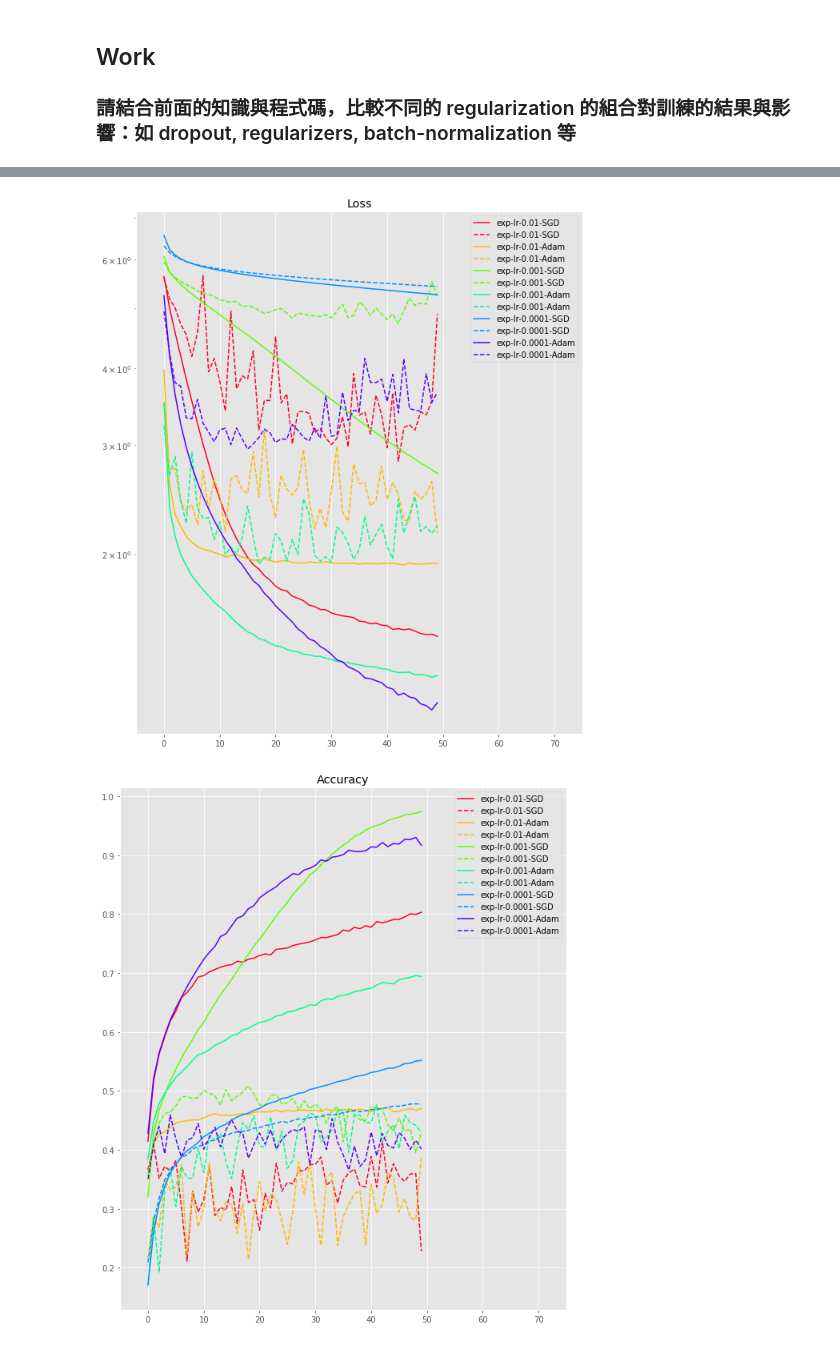
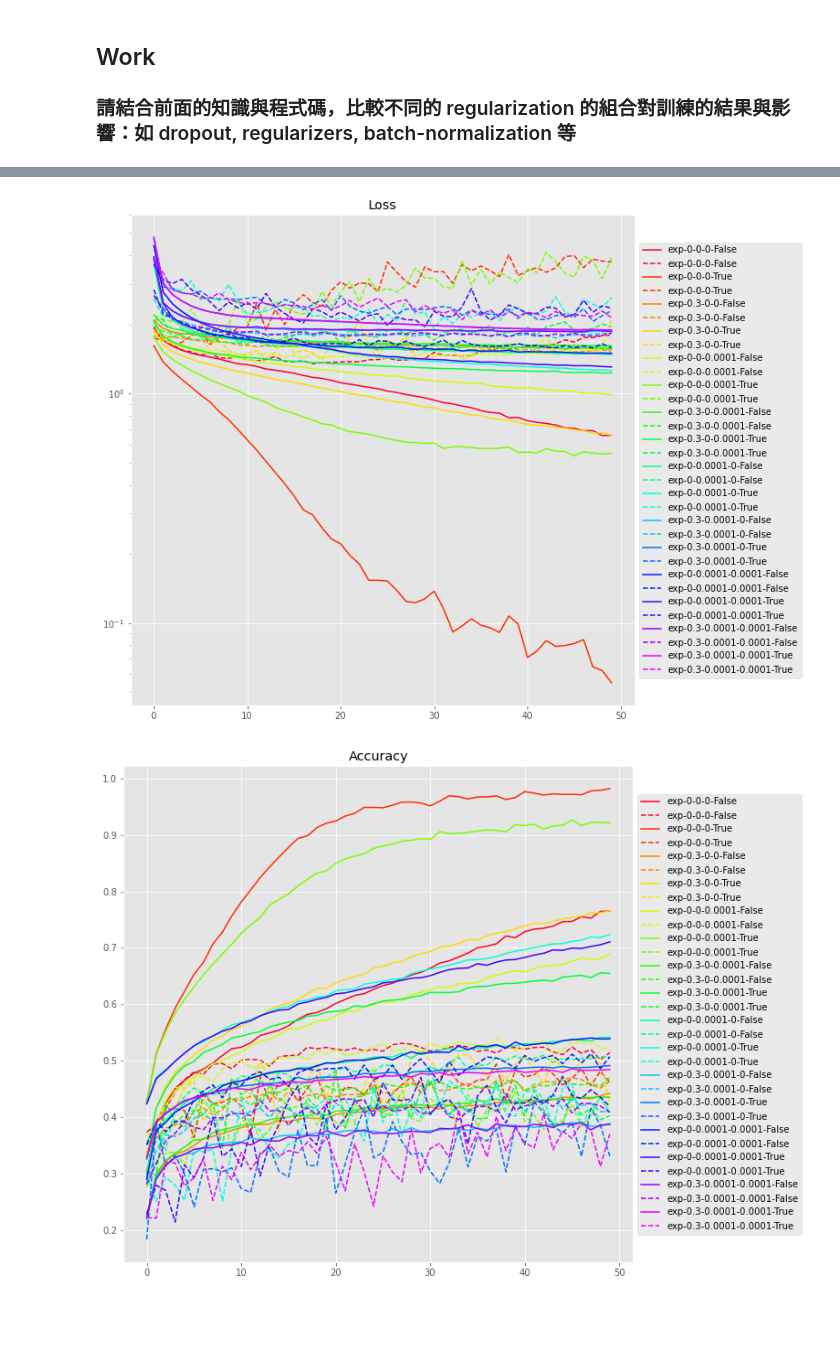
Before and after one commit to Halesu/4th-ML100Days, a Jupyter notebook: homework/Day_084_HW.ipynb, the cells around one changed output, grey strips where cells are left out. Cells and saved outputs as stored; diff of their text form; code cells hidden in the pictures; blank space fills up the shorter version.

```diff
--- a/homework/Day_084_HW.ipynb
+++ b/homework/Day_084_HW.ipynb
@@ -36,7 +41,7 @@ y_test = preproc_y(y_test)
 from keras.layers import BatchNormalization
 from keras.regularizers import l1_l2
 
-def build_mlp(input_shape, output_units=10, num_neurons=[512, 256, 128], l1_ratio=1e-4, l2_ratio=1e-4):
+def build_mlp(input_shape, output_units=10, num_neurons=[512, 256, 128], drop_rate=0.3, l1_ratio=1e-4, l2_ratio=1e-4, bn_use=False):
     """Code Here
     建立你的神經網路
     """
@@ -47,14 +52,18 @@ def build_mlp(input_shape, output_units=10, num_neurons=[512, 256, 128], l1_rati
             x = keras.layers.Dense(units=n_units,
                                    name="hidden_layer"+str(i+1),
                                    kernel_regularizer=l1_l2(l1=l1_ratio, l2=l2_ratio))(input_layer)
-            x = BatchNormalization()(x)
+            if bn_use:
+                x = BatchNormalization()(x)
             x = keras.layers.Activation("relu")(x)
+            x = keras.layers.Dropout(drop_rate)(x)
         else:
             x = keras.layers.Dense(units=n_units,
                                    name="hidden_layer"+str(i+1),
                                    kernel_regularizer=l1_l2(l1=l1_ratio, l2=l2_ratio))(x)
-            x = BatchNormalization()(x)
+            if bn_use:
+                x = BatchNormalization()(x)
             x = keras.layers.Activation("relu")(x)
+            x = keras.layers.Dropout(drop_rate)(x)
 
     out = keras.layers.Dense(units=output_units, activation="softmax", name="output")(x)
 
@@ -64,28 +73,26 @@ def build_mlp(input_shape, output_units=10, num_neurons=[512, 256, 128], l1_rati
 """Code Here
 設定超參數
 """
-LEARNING_RATE = [1e-2, 1e-3, 1e-4]
+LEARNING_RATE = 1e-3
 EPOCHS = 50
 BATCH_SIZE = 256
 MOMENTUM = 0.90
-L1_EXP = 1e-4
-L2_EXP = 1e-4
-opt_SGD = keras.optimizers.SGD(nesterov=True, momentum=MOMENTUM)
-opt_Adam  = keras.optimizers.Adam()
-optimizers = {"SGD" : opt_SGD, "Adam" : opt_Adam}
+L1_EXP = [0, 1e-4]
+L2_EXP = [0, 1e-4]
+DROP_EXP = [0, 0.3]
+BN_USE = [False, True]
 # %%
 results = {}
 """Code Here
 撰寫你的訓練流程並將結果用 dictionary 紀錄
 """
-for lr, opt_name in itertools.product(LEARNING_RATE, optimizers.keys()):
+for l1_r, l2_r, d_r, bn_u in itertools.product(L1_EXP, L2_EXP, DROP_EXP, BN_USE ):
     keras.backend.clear_session() # 把舊的 Graph 清掉
-    print("Experiment with LR = %.4f opt = %s L1 = %s L2 = %s" % (lr, opt_name, L1_EXP, L2_EXP))
-    model = build_mlp(input_shape=x_train.shape[1:], l1_ratio=L1_EXP, l2_ratio=L2_EXP)
+    print("Experiment with LR = %s L1 = %s L2 = %s DR = %s BN = %s" % (LEARNING_RATE, l1_r, l2_r, d_r, bn_u))
+    model = build_mlp(input_shape=x_train.shape[1:], drop_rate=d_r, l1_ratio=l1_r, l2_ratio=l2_r, bn_use=bn_u)
     model.summary()
-    opt = optimizers[opt_name]
-    opt.learning_rate = lr
-    model.compile(loss="categorical_crossentropy", metrics=["accuracy"], optimizer=opt)
+    optimizer = keras.optimizers.adam(lr=LEARNING_RATE)
+    model.compile(loss="categorical_crossentropy", metrics=["accuracy"], optimizer=optimizer)
 
     model.fit(x_train, y_train,
               epochs=EPOCHS,
@@ -99,7 +106,7 @@ for lr, opt_name in itertools.product(LEARNING_RATE, optimizers.keys()):
     train_acc = model.history.history["accuracy"]
     valid_acc = model.history.history["val_accuracy"]
 
-    exp_name_tag = "exp-lr-%s-%s" % (str(lr), opt_name)
+    exp_name_tag = "exp-%s-%s-%s-%s" % (str(d_r), str(l1_r), str(l2_r), bn_u)
     results[exp_name_tag] = {'train-loss': train_loss,
                              'valid-loss': valid_loss,
                              'train-acc': train_acc,
@@ -125,34 +132,32 @@ Epoch 50/50
 # %%
 import matplotlib.pyplot as plt
 %matplotlib inline
 plt.style.use('ggplot')
 """Code Here
 將結果繪出
 """
 
 NUM_COLORS = len(results.keys())
 cm = plt.get_cmap('gist_rainbow')
 color_bar = [cm(1.*i/NUM_COLORS) for i in range(NUM_COLORS)]
 #color_bar = ["r", "g", "b", "c", "y", "m", "k", "w"]
 
-plt.figure(figsize=(10,12))
+plt.figure(figsize=(10,10))
 for i, cond in enumerate(results.keys()):
     plt.plot(range(len(results[cond]['train-loss'])),results[cond]['train-loss'], '-', label=cond, color=color_bar[i])
     plt.plot(range(len(results[cond]['valid-loss'])),results[cond]['valid-loss'], '--', label=cond, color=color_bar[i])
 plt.title("Loss")
-plt.xlim((-5,75))
 plt.yscale('log')
-plt.legend()
+plt.legend(loc='center left', bbox_to_anchor=(1, 0.5))
 plt.show()
 
-plt.figure(figsize=(10,12))
+plt.figure(figsize=(10,10))
 for i, cond in enumerate(results.keys()):
     plt.plot(range(len(results[cond]['train-acc'])),results[cond]['train-acc'], '-', label=cond, color=color_bar[i])
     plt.plot(range(len(results[cond]['valid-acc'])),results[cond]['valid-acc'], '--', label=cond, color=color_bar[i])
 plt.title("Accuracy")
-plt.xlim((-5,75))
-plt.legend()
+plt.legend(loc='center left', bbox_to_anchor=(1, 0.5))
 plt.show()
 # %% [output]
-[figure, old version]
+[figure, new version]
-[figure, old version]
+[figure, new version]
```
Also changed, not shown: parts of 2 cells of this notebook.
